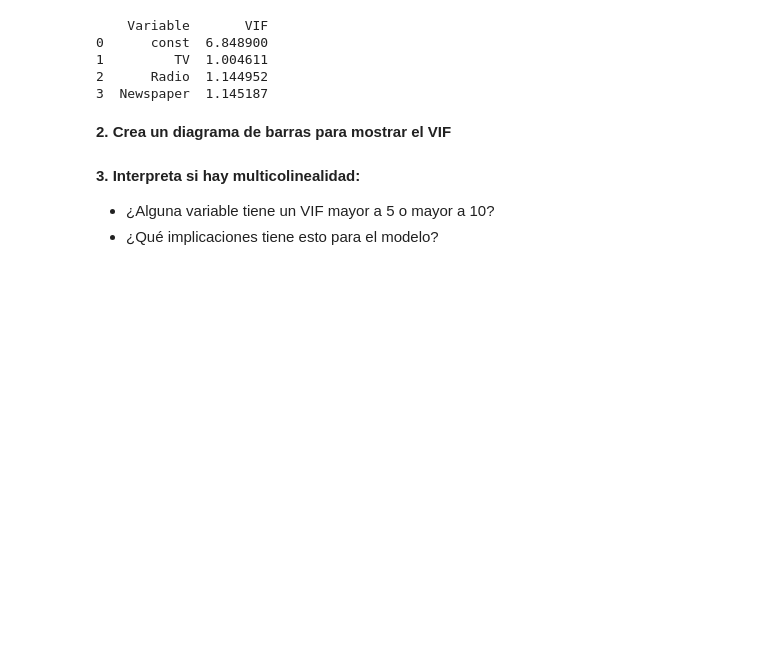
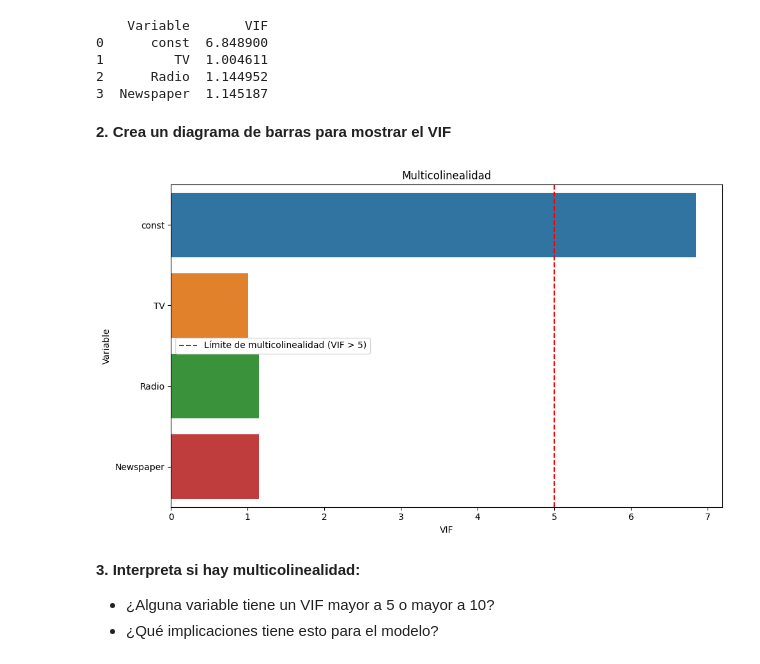
Before and after one commit to jonathanahc/Practicas, a Jupyter notebook: Práctica24RegresionLinealMultiple.ipynb, the cells around one changed output. Saved outputs shown, nothing was run; the diff lists cells and outputs as text; code cells hidden in the pictures; blank space fills up the shorter version.

```diff
--- a/Práctica24RegresionLinealMultiple.ipynb
+++ b/Práctica24RegresionLinealMultiple.ipynb
@@ -228,6 +231,17 @@ print(vif_data)
 3  Newspaper  1.145187
 # %% [markdown]
 **2. Crea un diagrama de barras para mostrar el VIF**
+# %%
+plt.figure(figsize=(10, 6))
+sns.barplot(x='VIF', y='Variable', data=vif_data, hue='Variable', legend=False)
+plt.axvline(x=5, color='red', linestyle='--', label='Límite de multicolinealidad (VIF > 5)')
+plt.xlabel('VIF')
+plt.title('Multicolinealidad')
+plt.legend()
+plt.tight_layout()
+plt.show()
+# %% [output]
+[figure, added]
 # %% [markdown]
 **3. Interpreta si hay multicolinealidad:**
 
```
Also changed, not shown: parts of 14 cells of this notebook.
